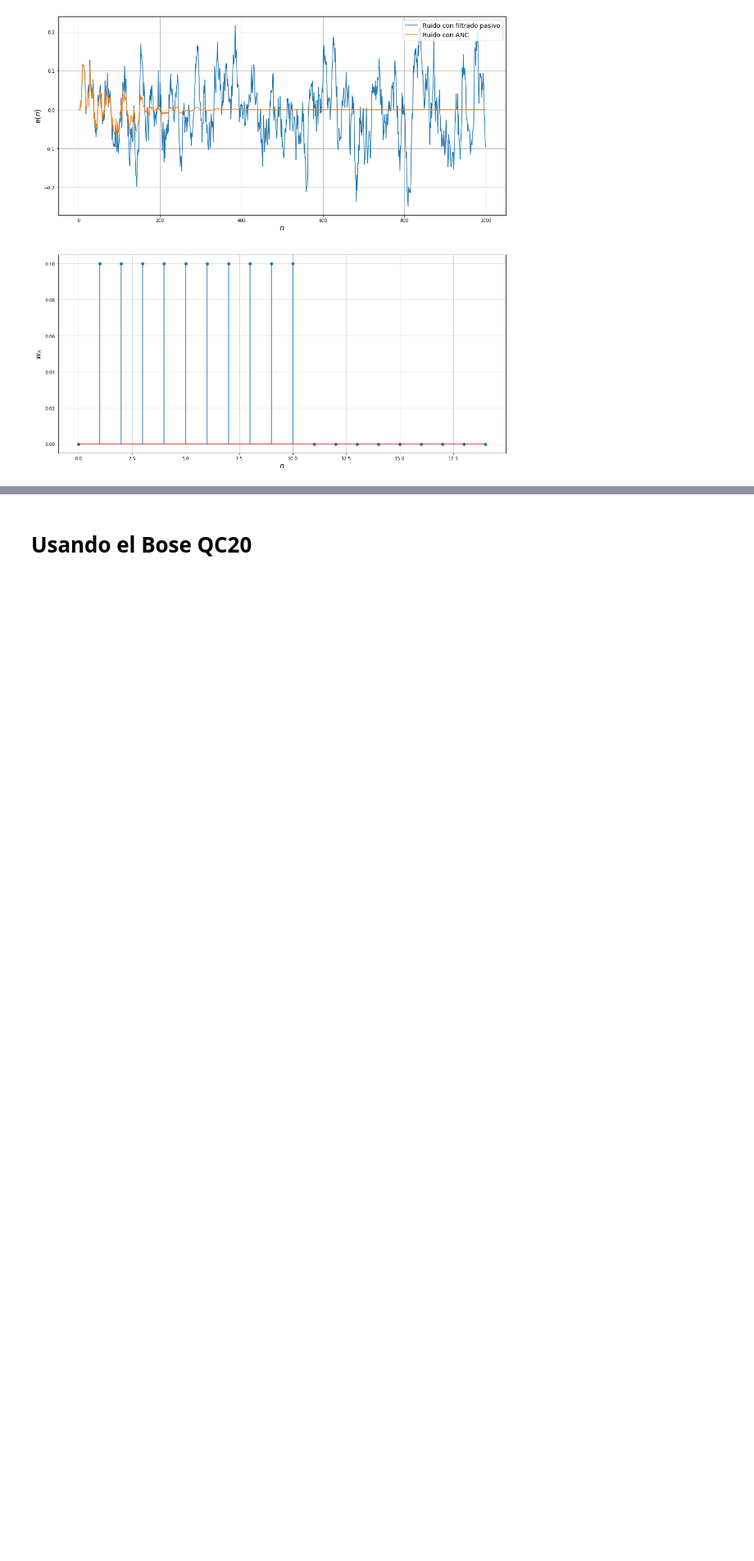
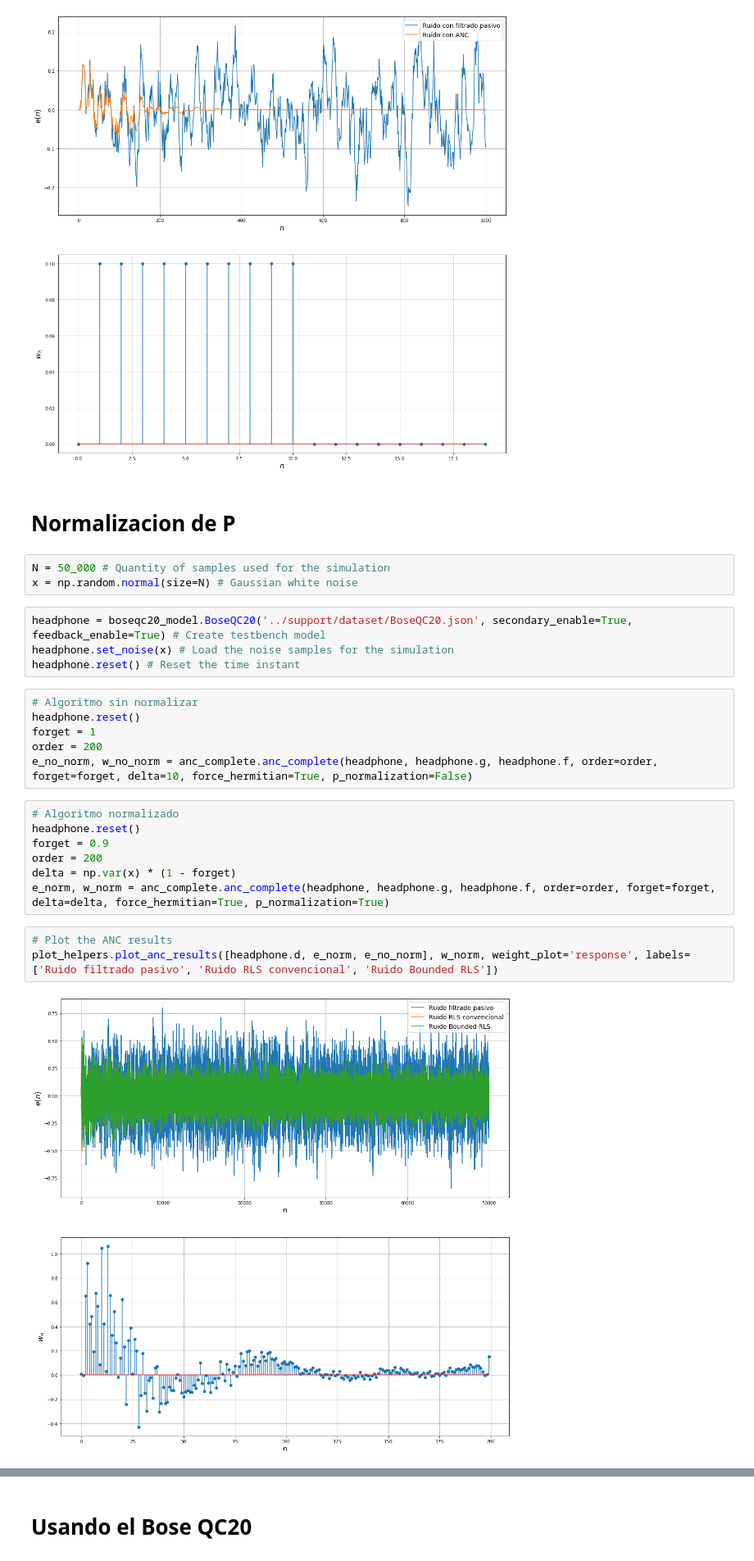
Before and after one commit to asp-image-dsp/asp-project-02, a Jupyter notebook: development/rls_complete.ipynb, the cells around one changed output, grey strips where cells are left out. Shown at 82% size. Drawn from its saved outputs; the diff is of its cells as text; blank space fills up the shorter version.

Commit message:
Add coloured noise analysis and comparison between RLS and BRLS

```diff
--- a/development/rls_complete.ipynb
+++ b/development/rls_complete.ipynb
@@ -44,3 +44,30 @@ e, w = anc_complete.anc_complete(headphone, headphone.g, headphone.f, order=orde
 plot_helpers.plot_anc_results([headphone.d, e], w, weight_plot='response')
 # %% [output]
 [figure]
+# %% [markdown]
+# Normalizacion de P
+# %%
+N = 50_000 # Quantity of samples used for the simulation
+x = np.random.normal(size=N) # Gaussian white noise
+# %%
+headphone = boseqc20_model.BoseQC20('../support/dataset/BoseQC20.json', secondary_enable=True, feedback_enable=True) # Create testbench model
+headphone.set_noise(x) # Load the noise samples for the simulation
+headphone.reset() # Reset the time instant
+# %%
+# Algoritmo sin normalizar
+headphone.reset()
+forget = 1
+order = 200
+e_no_norm, w_no_norm = anc_complete.anc_complete(headphone, headphone.g, headphone.f, order=order, forget=forget, delta=10, force_hermitian=True, p_normalization=False)
+# %%
+# Algoritmo normalizado
+headphone.reset()
+forget = 0.9
+order = 200
+delta = np.var(x) * (1 - forget)
+e_norm, w_norm = anc_complete.anc_complete(headphone, headphone.g, headphone.f, order=order, forget=forget, delta=delta, force_hermitian=True, p_normalization=True)
+# %%
+# Plot the ANC results
+plot_helpers.plot_anc_results([headphone.d, e_norm, e_no_norm], w_norm, weight_plot='response', labels=['Ruido filtrado pasivo', 'Ruido RLS convencional', 'Ruido Bounded RLS'])
+# %% [output]
+[figure, added]
```
Also changed, not shown: parts of 3 cells of this notebook, 3 other files.
